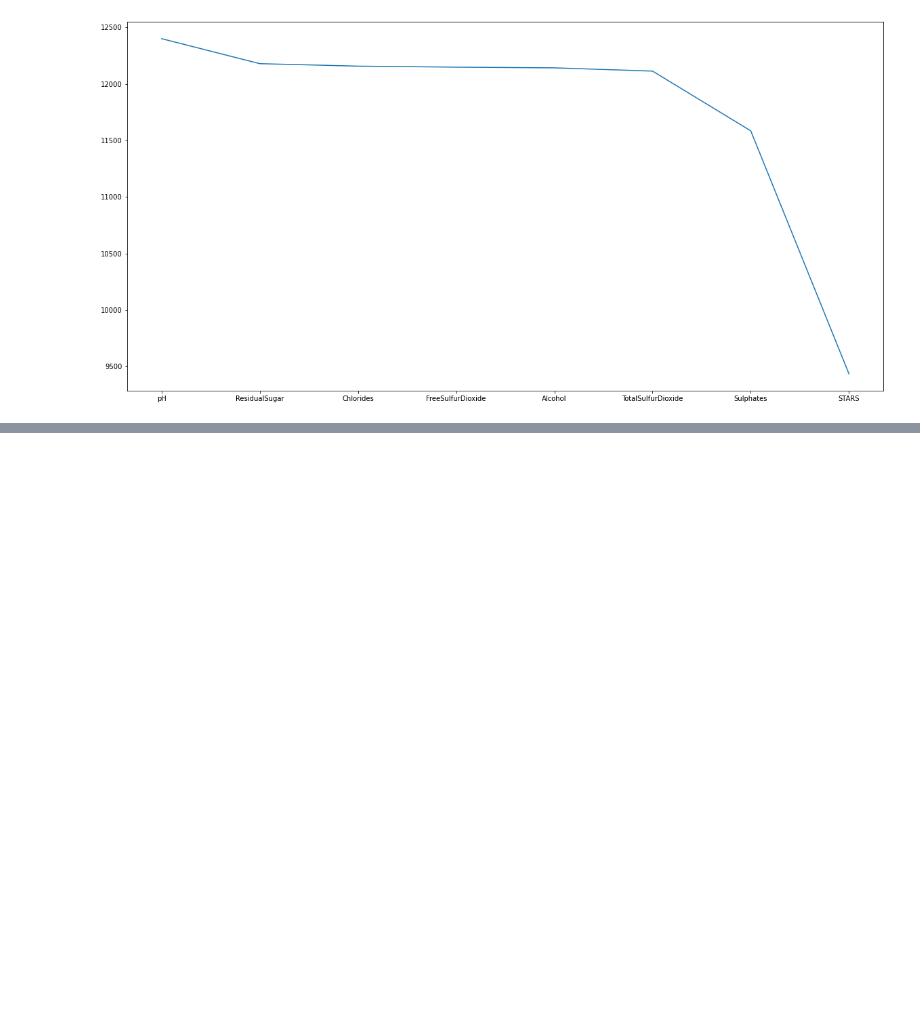
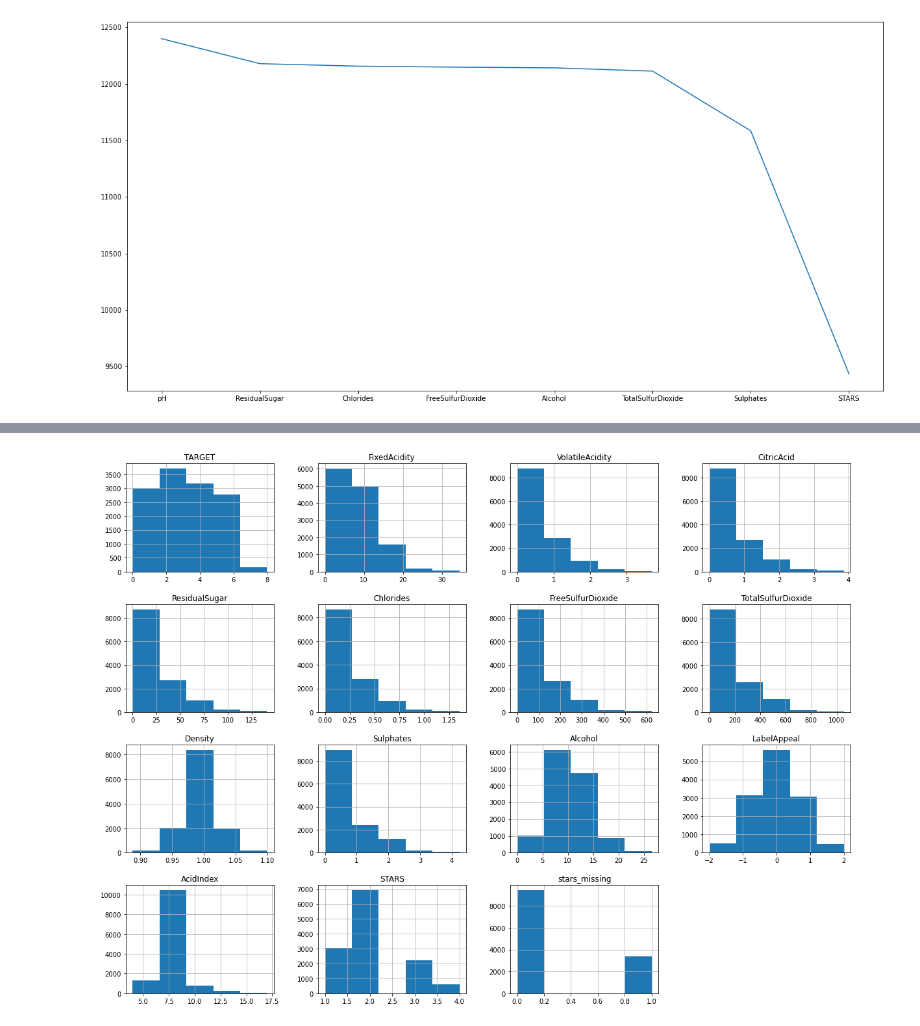
Before and after one commit to askidelsky/DAV-6150, a Jupyter notebook: Homework/Module 3/A_Skidelsky_M3_assn.ipynb, the cells around one changed output, grey strips where cells are left out. Saved outputs shown, nothing was run; the diff lists cells and outputs as text; code cells hidden in the pictures; blank space fills up the shorter version.

```diff
--- a/Homework/Module 3/A_Skidelsky_M3_assn.ipynb
+++ b/Homework/Module 3/A_Skidelsky_M3_assn.ipynb
@@ -307,0 +325,5 @@ nas
+# %%
+df1.iloc[:,1:].hist(bins = 5, figsize = (20,15))
+plt.show()
+# %% [output]
+[figure, added]
```
Also changed, not shown: parts of 35 cells of this notebook.
